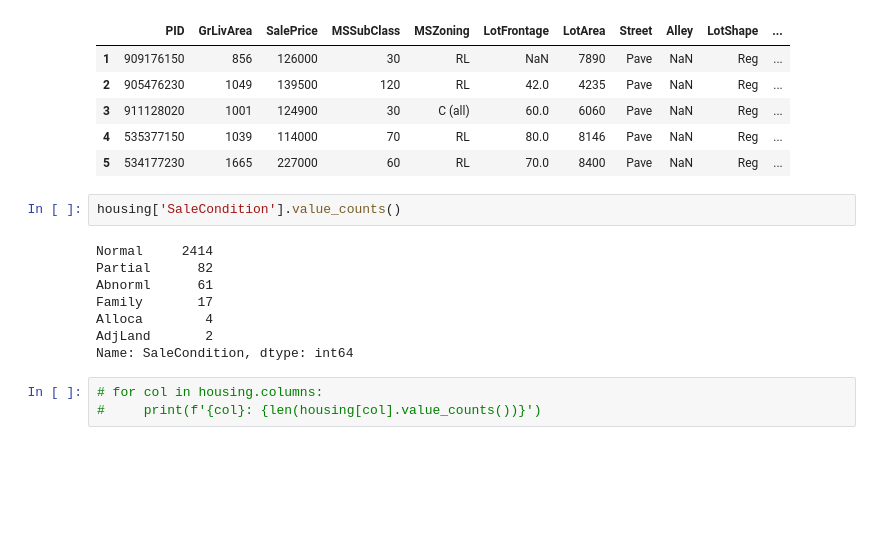
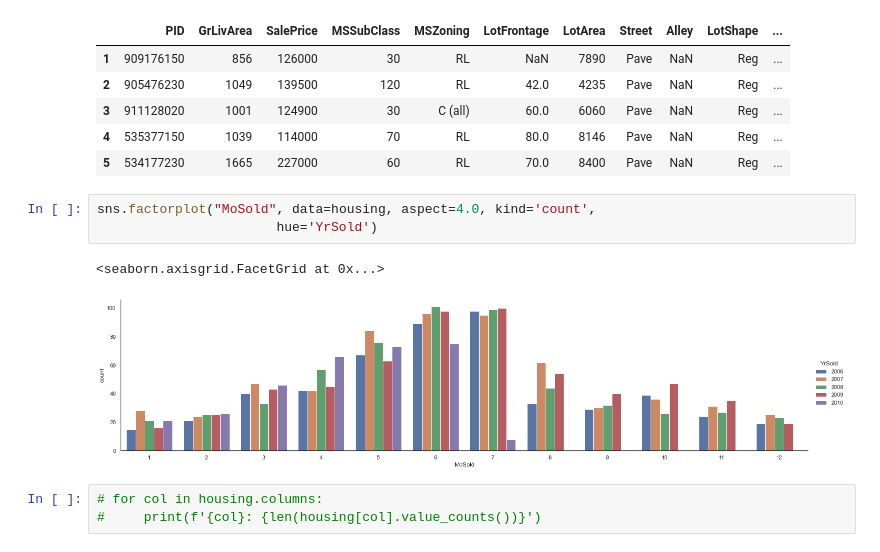
Before and after one commit to danielosetiawan/Ames_Housing_ML, a Jupyter notebook: DS - Ames.ipynb, the cells around one changed output. Drawn from its saved outputs; the diff is of its cells as text; blank space fills up the shorter version.

```diff
--- a/DS - Ames.ipynb
+++ b/DS - Ames.ipynb
@@ -101,16 +101,12 @@ housing.head()
 | 3 | 911128020 | 1001 | 124900 | 30 | C (all) | 60.0 | 6060 | Pave | NaN | Reg | ... |
 | 4 | 535377150 | 1039 | 114000 | 70 | RL | 80.0 | 8146 | Pave | NaN | Reg | ... |
 | 5 | 534177230 | 1665 | 227000 | 60 | RL | 70.0 | 8400 | Pave | NaN | Reg | ... |
-# %%
-housing['SaleCondition'].value_counts()
-# %% [output]
-Normal     2414
-Partial      82
-Abnorml      61
-Family       17
-Alloca        4
-AdjLand       2
-Name: SaleCondition, dtype: int64
+# %%
+sns.factorplot("MoSold", data=housing, aspect=4.0, kind='count',
+                       hue='YrSold')
+# %% [output]
+<seaborn.axisgrid.FacetGrid at 0x...>
+[figure, added]
 # %%
 # for col in housing.columns:
 #     print(f'{col}: {len(housing[col].value_counts())}')
```
Also changed, not shown: parts of 7 cells of this notebook.
